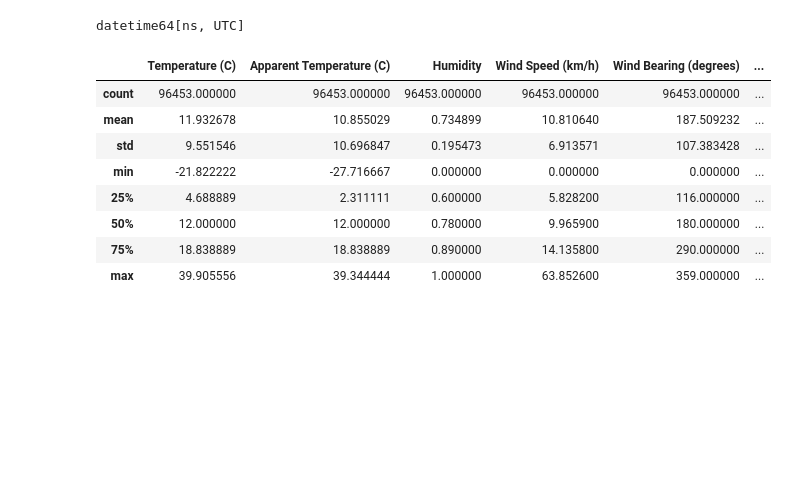
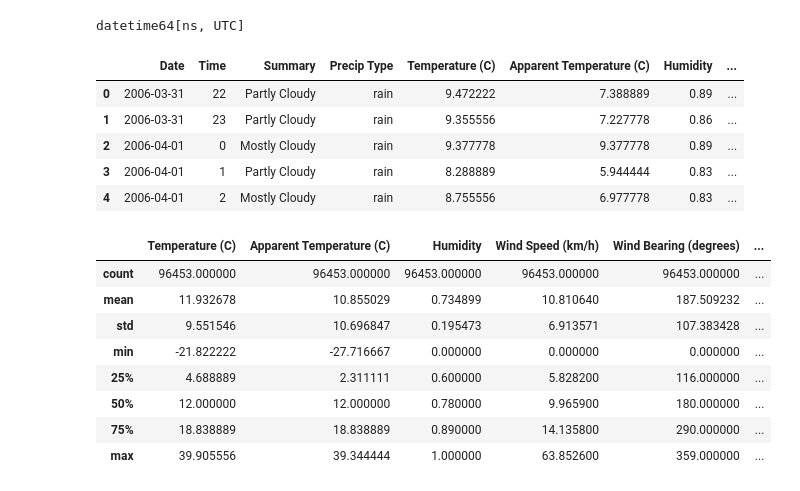
Before and after one commit to AmanCSE-1/Smart-Weather-Prediction-using-ML, a Jupyter notebook: main.ipynb, the cells around one changed output. Saved outputs shown, nothing was run; the diff lists cells and outputs as text; code cells hidden in the pictures; blank space fills up the shorter version.

```diff
--- a/main.ipynb
+++ b/main.ipynb
@@ -85,6 +85,15 @@ second_column = df.pop('Time')
 
 df.insert(0, 'Date', first_column)
 df.insert(1, 'Time', second_column)
+# %%
+df.head()
+# %% [output]
+|  | Date | Time | Summary | Precip Type | Temperature (C) | Apparent Temperature (C) | Humidity | ... |
+| 0 | 2006-03-31 | 22 | Partly Cloudy | rain | 9.472222 | 7.388889 | 0.89 | ... |
+| 1 | 2006-03-31 | 23 | Partly Cloudy | rain | 9.355556 | 7.227778 | 0.86 | ... |
+| 2 | 2006-04-01 | 0 | Mostly Cloudy | rain | 9.377778 | 9.377778 | 0.89 | ... |
+| 3 | 2006-04-01 | 1 | Partly Cloudy | rain | 8.288889 | 5.944444 | 0.83 | ... |
+| 4 | 2006-04-01 | 2 | Mostly Cloudy | rain | 8.755556 | 6.977778 | 0.83 | ... |
 # %%
 df.describe()         # Used to describe various statistical measures for quantitative columns
                       # Mean, Median(Q2) describes the characteristic of distribution of column
```
Also changed, not shown: parts of 5 cells of this notebook.
